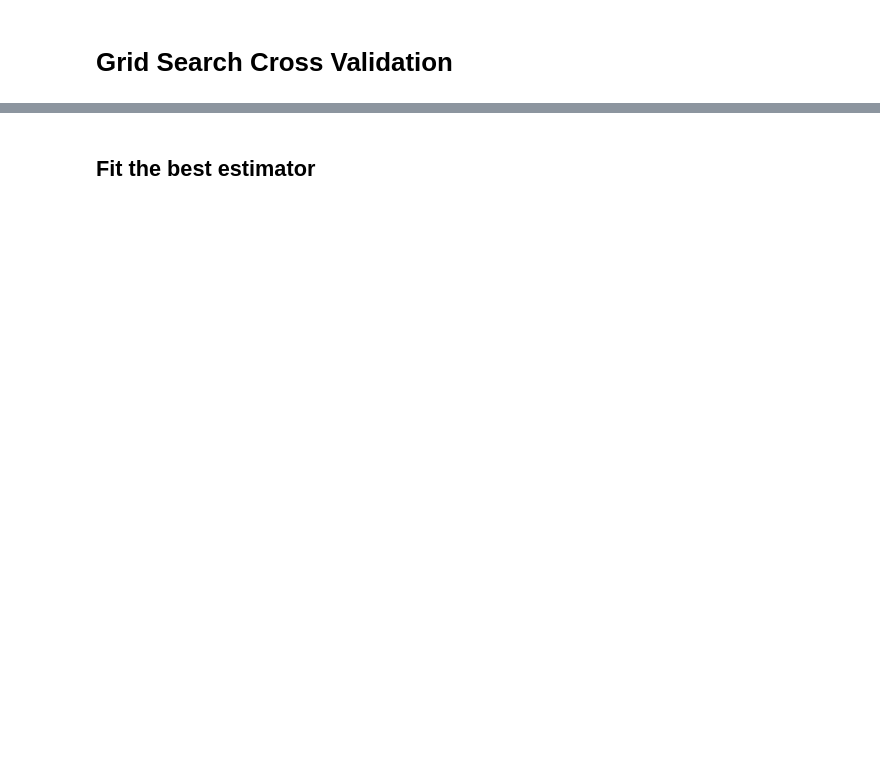
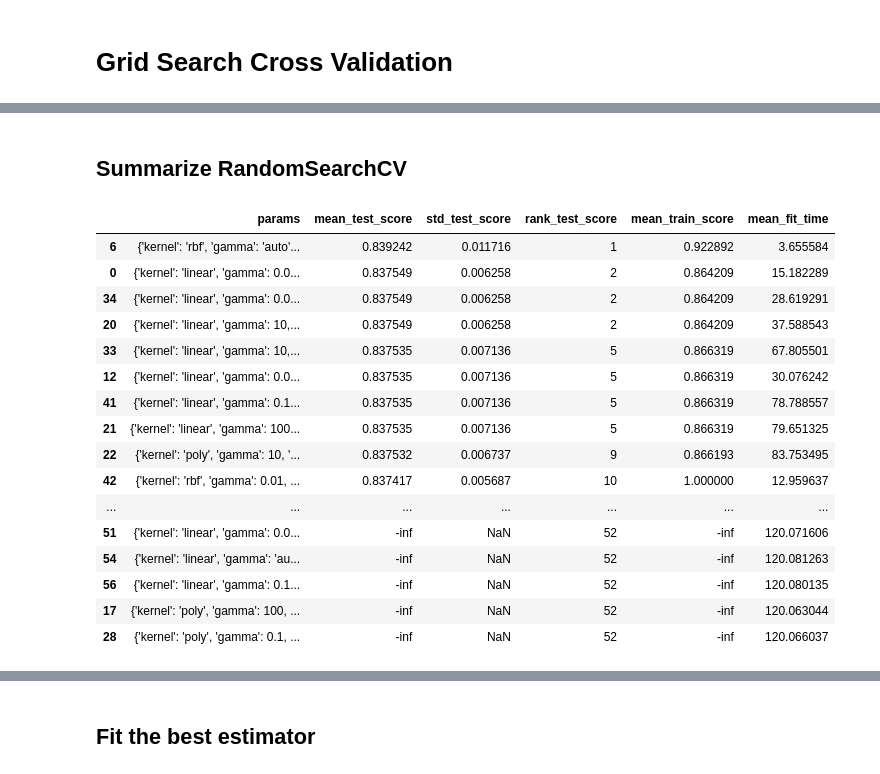
Before and after one commit to pkubiak/happy-szczurki, a Jupyter notebook: Classification SVM.ipynb, the cells around one changed output, grey strips where cells are left out. Drawn from its saved outputs; the diff is of its cells as text; code cells hidden in the pictures; blank space fills up the shorter version.

```diff
--- a/Classification SVM.ipynb
+++ b/Classification SVM.ipynb
@@ -233,6 +256,9 @@ support: Counter({1: 5145, 0: 4855})
 # %%
 #WARNING: brudne haxy
 import signal, time, sys, os
+import multiprocessing
+import random
+
 
 class FitTimeoutError(Exception):
     pass
@@ -240,16 +266,13 @@ class FitTimeoutError(Exception):
 
 def timeout(clf, timeout=5.0):
     """Estimators' decorator for timouting fitting process."""
-    def handler(signum, frame):
-        raise FitTimeoutError(f"fit timeout after {timeout:.2f}s")
-
     def fit(self, *args, _timeout=timeout, **kwargs):
+        pool = multiprocessing.pool.ThreadPool(1)
+        async_result = pool.apply_async(clf.fit, (self, *args), kwargs)
         try:
-            signal.signal(signal.SIGALRM, handler)
-            signal.alarm(_timeout)
-            return clf.fit(self, *args, **kwargs)
-        finally:
-            signal.alarm(0)
+            return async_result.get(_timeout)
+        except multiprocessing.TimeoutError as e:
+            raise FitTimeoutError(f"fit timeout after {timeout:.2f}s") from e
 
     name = f"{clf.__name__}_with_timeout"
     cls = type(name, (clf,), dict(fit=fit))
@@ -332,0 +373,31 @@ RandomizedSearchCV(cv=5, error_score=-inf,
+# %% [markdown]
+## Summarize RandomSearchCV ##
+# %%
+import pandas as pd
+
+pd.set_option('display.max_rows', None)
+pd.set_option('display.max_columns', None)
+pd.set_option('display.width', None)
+pd.set_option('display.max_colwidth', -1)
+
+df = pd.DataFrame(clf.cv_results_)
+df = df[['params', 'mean_test_score', 'std_test_score', 'rank_test_score', 'mean_train_score', 'mean_fit_time']]
+df.sort_values(by='rank_test_score')
+# %% [output]
+|  | params | mean_test_score | std_test_score | rank_test_score | mean_train_score | mean_fit_time |
+| 6 | {'kernel': 'rbf', 'gamma': 'auto'... | 0.839242 | 0.011716 | 1 | 0.922892 | 3.655584 |
+| 0 | {'kernel': 'linear', 'gamma': 0.0... | 0.837549 | 0.006258 | 2 | 0.864209 | 15.182289 |
+| 34 | {'kernel': 'linear', 'gamma': 0.0... | 0.837549 | 0.006258 | 2 | 0.864209 | 28.619291 |
+| 20 | {'kernel': 'linear', 'gamma': 10,... | 0.837549 | 0.006258 | 2 | 0.864209 | 37.588543 |
+| 33 | {'kernel': 'linear', 'gamma': 10,... | 0.837535 | 0.007136 | 5 | 0.866319 | 67.805501 |
+| 12 | {'kernel': 'linear', 'gamma': 0.0... | 0.837535 | 0.007136 | 5 | 0.866319 | 30.076242 |
+| 41 | {'kernel': 'linear', 'gamma': 0.1... | 0.837535 | 0.007136 | 5 | 0.866319 | 78.788557 |
+| 21 | {'kernel': 'linear', 'gamma': 100... | 0.837535 | 0.007136 | 5 | 0.866319 | 79.651325 |
+| 22 | {'kernel': 'poly', 'gamma': 10, '... | 0.837532 | 0.006737 | 9 | 0.866193 | 83.753495 |
+| 42 | {'kernel': 'rbf', 'gamma': 0.01, ... | 0.837417 | 0.005687 | 10 | 1.000000 | 12.959637 |
+| ... | ... | ... | ... | ... | ... | ... |
+| 51 | {'kernel': 'linear', 'gamma': 0.0... | -inf | NaN | 52 | -inf | 120.071606 |
+| 54 | {'kernel': 'linear', 'gamma': 'au... | -inf | NaN | 52 | -inf | 120.081263 |
+| 56 | {'kernel': 'linear', 'gamma': 0.1... | -inf | NaN | 52 | -inf | 120.080135 |
+| 17 | {'kernel': 'poly', 'gamma': 100, ... | -inf | NaN | 52 | -inf | 120.063044 |
+| 28 | {'kernel': 'poly', 'gamma': 0.1, ... | -inf | NaN | 52 | -inf | 120.066037 |
```
Also changed, not shown: parts of 25 cells of this notebook, 2 other files.
